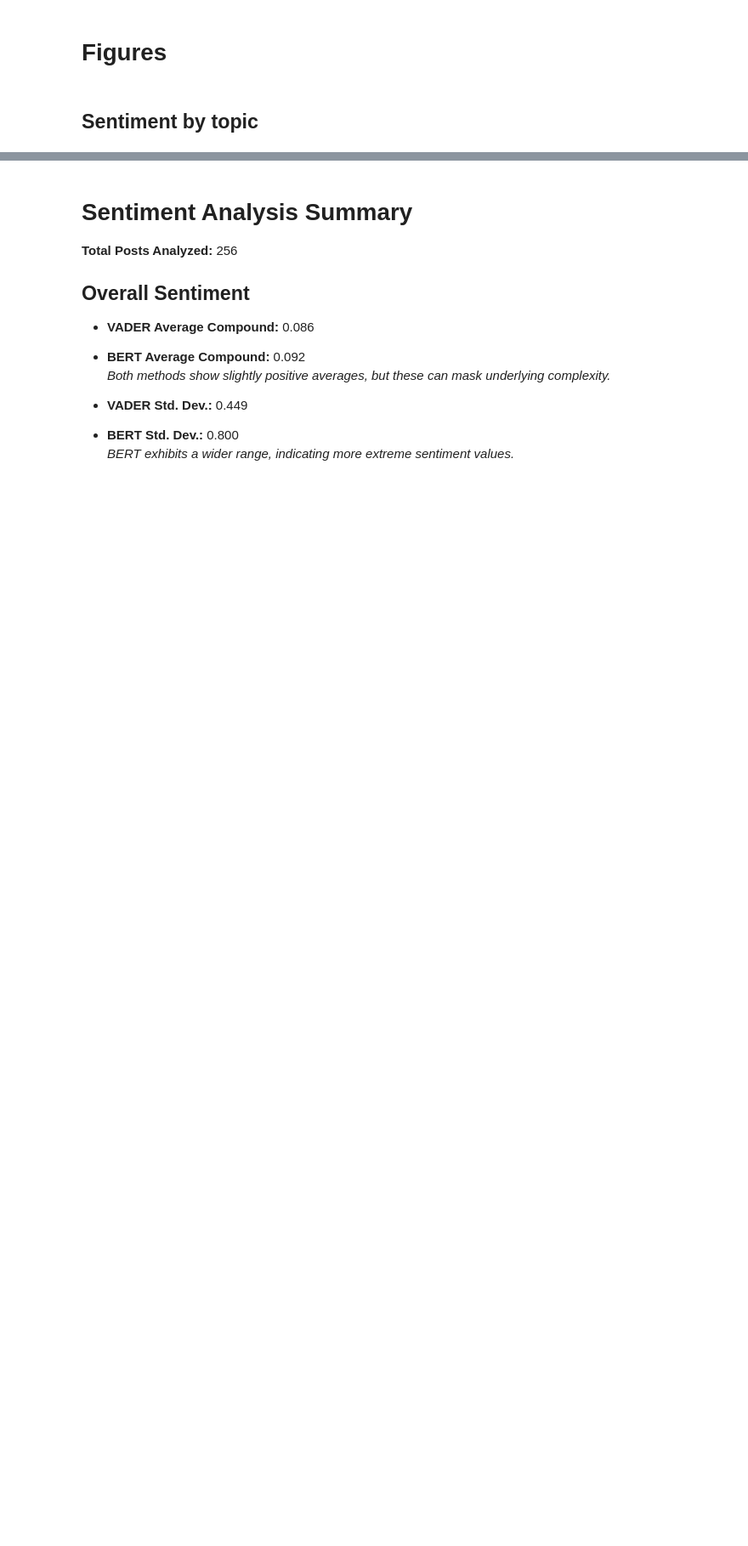
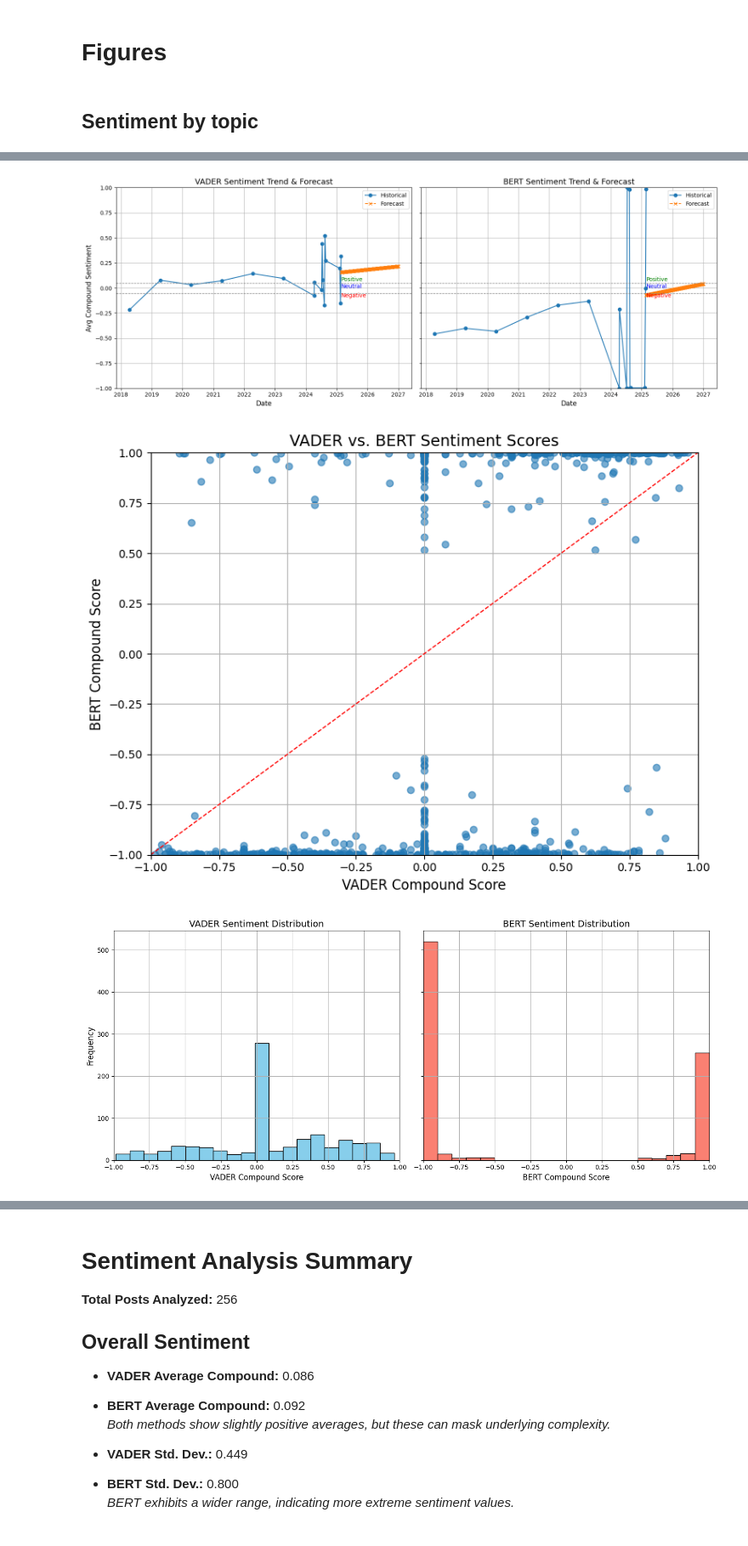
Before and after one commit to cmse802/OtsegoStoryProject, a Jupyter notebook: experiments/Final_Analysis_Results.ipynb, the cells around one changed output, grey strips where cells are left out. Shown at 85% size. Drawn from its saved outputs; the diff is of its cells as text; code cells hidden in the pictures; blank space fills up the shorter version.

Commit message:
create all figures

```diff
--- a/experiments/Final_Analysis_Results.ipynb
+++ b/experiments/Final_Analysis_Results.ipynb
@@ -265,21 +369,14 @@ fig.show()
 # %% [output]
 [interactive output not drawn]
 # %%
-# -------------------------------
-# 4. Daily Aggregation & Forecasting
-# -------------------------------
-# Create a date column
 df['date'] = df['timestamp'].dt.date
 
 # Aggregate daily average sentiment for VADER and BERT
 daily_vader = df.groupby('date')['vader_compound'].mean().reset_index().rename(columns={'vader_compound': 'avg_compound'})
 daily_bert = df.groupby('date')['bert_compound'].mean().reset_index().rename(columns={'bert_compound': 'avg_compound'})
-df['day_mean_vader'] = df.groupby('date')['vader_compound'].transform('mean')
-df['day_mean_bert'] = df.groupby('date')['bert_compound'].transform('mean')
-
 
 # Forecast function using linear regression
-def forecast_sentiment():
+def forecast_sentiment(daily_df):
     # Convert dates to ordinal numbers for regression
     daily_df['date_ordinal'] = pd.to_datetime(daily_df['date']).apply(lambda date: date.toordinal())
     X = daily_df['date_ordinal'].values.reshape(-1, 1)
@@ -295,8 +392,8 @@ def forecast_sentiment():
     future_df = pd.DataFrame({'date': future_dates, 'predicted_compound': predicted})
     return future_df
 
-vader_forecast = forecast_sentiment(df[['date', 'day_mean_vader']].rename(columns={'day_mean_vader': 'avg_compound'}))
-bert_forecast = forecast_sentiment(df[['date', 'day_mean_bert']].rename(columns={'day_mean_bert': 'avg_compound'}))
+future_vader = forecast_sentiment(daily_vader)
+future_bert = forecast_sentiment(daily_bert)
 
 # -------------------------------
 # 5. Visualization
@@ -306,8 +403,8 @@ bert_forecast = forecast_sentiment(df[['date', 'day_mean_bert']].rename(columns=
 fig, axs = plt.subplots(1, 2, figsize=(16, 6), sharey=True)
 
 # VADER Plot
-axs[0].plot(daily_vader['date'], df['avg_compound'], marker='o', label='Historical')
-axs[0].plot(vader_forecast['date'], vader_forecast['predicted_compound'], marker='x', linestyle='--', label='Forecast')
+axs[0].plot(daily_vader['date'], daily_vader['avg_compound'], marker='o', label='Historical')
+axs[0].plot(future_vader['date'], future_vader['predicted_compound'], marker='x', linestyle='--', label='Forecast')
 axs[0].set_xlabel('Date', fontsize=12)
 axs[0].set_ylabel('Avg Compound Sentiment', fontsize=12)
 axs[0].set_title('VADER Sentiment Trend & Forecast', fontsize=14)
@@ -322,7 +419,7 @@ axs[0].text(daily_vader['date'].iloc[-1], -0.09, 'Negative', color='red', fontsi
 
 # BERT Plot
 axs[1].plot(daily_bert['date'], daily_bert['avg_compound'], marker='o', label='Historical')
-axs[1].plot(bert_forecast['date'], bert_forecast['predicted_compound'], marker='x', linestyle='--', label='Forecast')
+axs[1].plot(future_bert['date'], future_bert['predicted_compound'], marker='x', linestyle='--', label='Forecast')
 axs[1].set_xlabel('Date', fontsize=12)
 axs[1].set_title('BERT Sentiment Trend & Forecast', fontsize=14)
 axs[1].set_ylim(-1, 1)
@@ -346,33 +443,37 @@ plt.title('VADER vs. BERT Sentiment Scores', fontsize=14)
 plt.grid(True)
 lims = [-1, 1]
 plt.plot(lims, lims, 'r--', linewidth=1)  # Diagonal reference line
 plt.xlim(lims)
 plt.ylim(lims)
 plt.tight_layout()
 plt.show()
 
 # Figure 3: Histograms of Sentiment Distributions for VADER and BERT
 fig, (ax1, ax2) = plt.subplots(1, 2, figsize=(14, 6), sharey=True)
 
 ax1.hist(df['vader_compound'], bins=20, color='skyblue', edgecolor='black')
 ax1.set_title('VADER Sentiment Distribution', fontsize=14)
 ax1.set_xlabel('VADER Compound Score', fontsize=12)
 ax1.set_ylabel('Frequency', fontsize=12)
 ax1.set_xlim(-1, 1)
 ax1.grid(True)
 
 ax2.hist(df['bert_compound'], bins=20, color='salmon', edgecolor='black')
 ax2.set_title('BERT Sentiment Distribution', fontsize=14)
 ax2.set_xlabel('BERT Compound Score', fontsize=12)
 ax2.set_xlim(-1, 1)
 ax2.grid(True)
 
 plt.tight_layout()
 plt.show()
 
 # -------------------------------
 # 6. Summary Statistics & Analysis Output
 # -------------------------------
+# %% [output]
+[figure, added]
+[figure, added]
+[figure, added]
 # %%
 # Additional Visualizations
 
```
Also changed, not shown: parts of 10 cells of this notebook.
